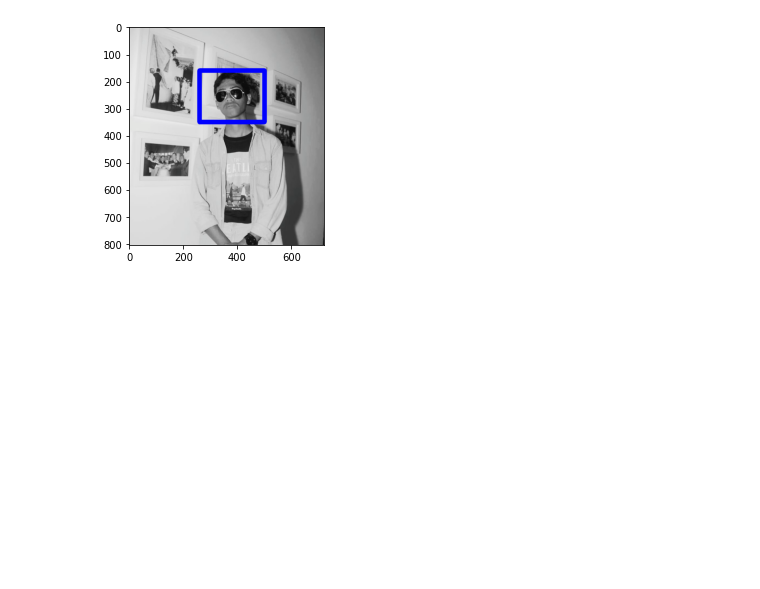
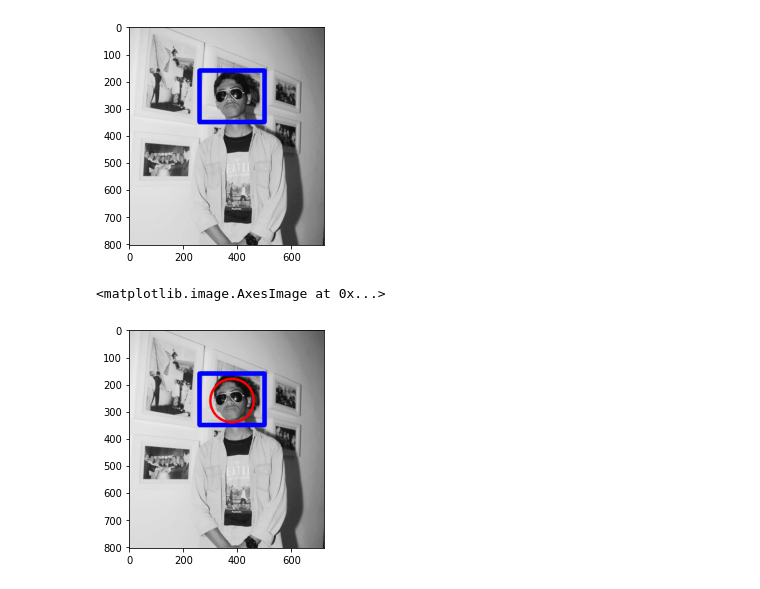
Before and after one commit to yocki24/PCVK_Genap_2021, a Jupyter notebook: Week2.ipynb, the cells around one changed output. Saved outputs shown, nothing was run; the diff lists cells and outputs as text; code cells hidden in the pictures; blank space fills up the shorter version.

```diff
--- a/Week2.ipynb
+++ b/Week2.ipynb
@@ -198,3 +198,9 @@ plt.imshow(img_f)
 # %% [output]
 <matplotlib.image.AxesImage at 0x...>
 [figure]
+# %%
+cv.circle(img_f,center=(380,260),radius=80,color=(255,0,0),thickness=8)
+plt.imshow(img_f)
+# %% [output]
+<matplotlib.image.AxesImage at 0x...>
+[figure, added]
```
Also changed, not shown: parts of 3 cells of this notebook.
